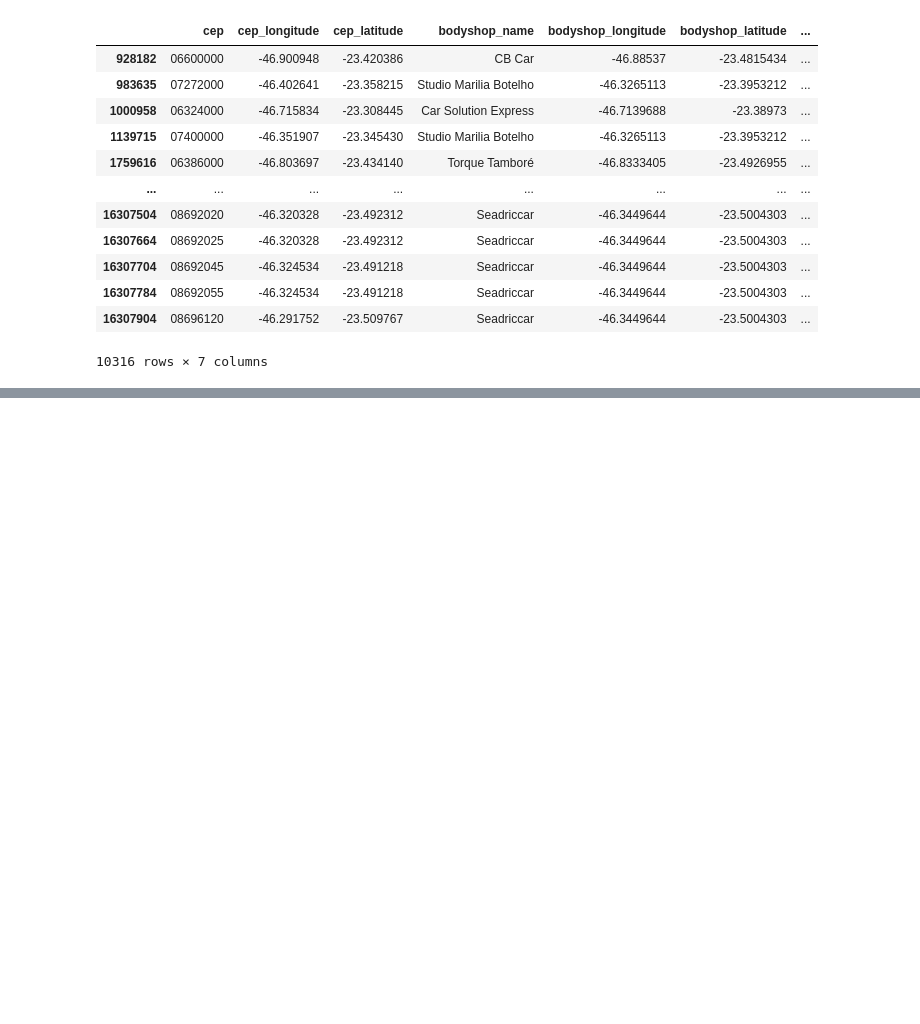
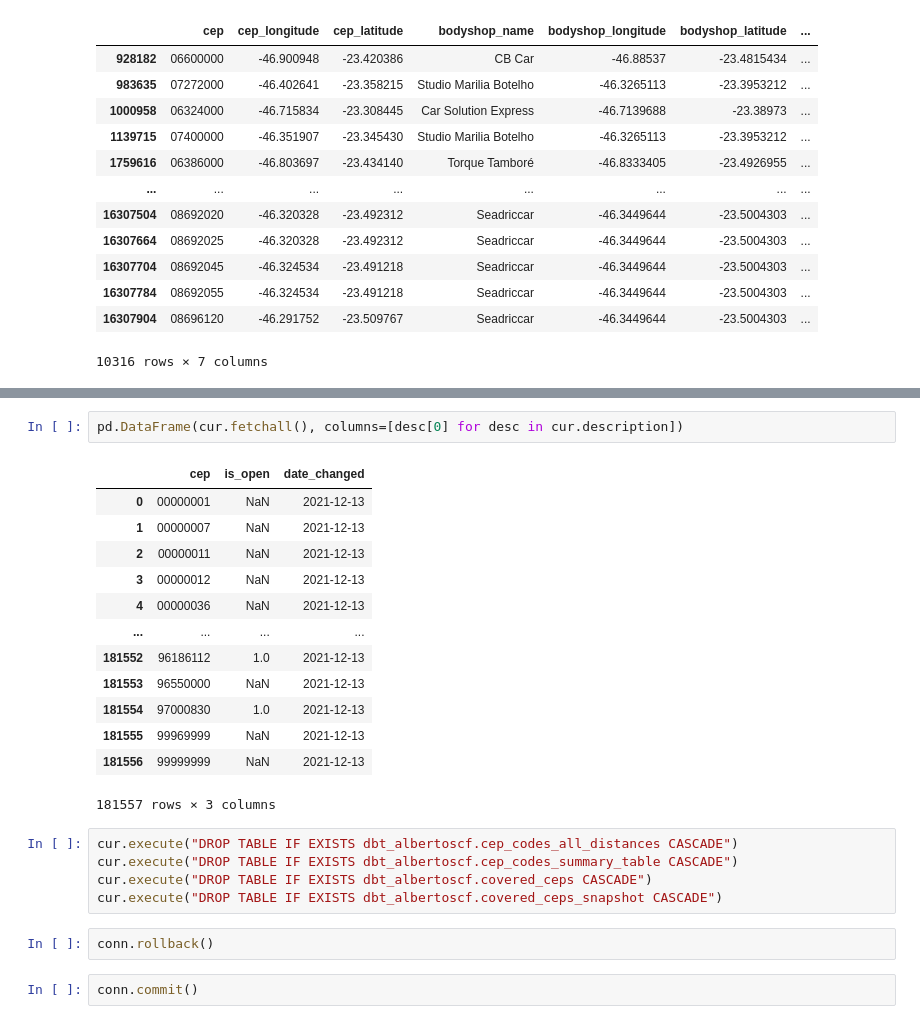
Before and after one commit to AlbertoSCF/location_data_analysis, a Jupyter notebook: 1-cep_codes_table_ETL.ipynb, the cells around one changed output, grey strips where cells are left out. Cells and saved outputs as stored; diff of their text form; blank space fills up the shorter version.

Commit message:
Adding contents on IBGE data

```diff
--- a/1-cep_codes_table.ipynb
+++ b/1-cep_codes_table_ETL.ipynb
@@ -181,0 +328,25 @@ ceps_in_range.head(10)
+# %%
+pd.DataFrame(cur.fetchall(), columns=[desc[0] for desc in cur.description])
+# %% [output]
+|  | cep | is_open | date_changed |
+| 0 | 00000001 | NaN | 2021-12-13 |
+| 1 | 00000007 | NaN | 2021-12-13 |
+| 2 | 00000011 | NaN | 2021-12-13 |
+| 3 | 00000012 | NaN | 2021-12-13 |
+| 4 | 00000036 | NaN | 2021-12-13 |
+| ... | ... | ... | ... |
+| 181552 | 96186112 | 1.0 | 2021-12-13 |
+| 181553 | 96550000 | NaN | 2021-12-13 |
+| 181554 | 97000830 | 1.0 | 2021-12-13 |
+| 181555 | 99969999 | NaN | 2021-12-13 |
+| 181556 | 99999999 | NaN | 2021-12-13 |
+181557 rows × 3 columns
+# %%
+cur.execute("DROP TABLE IF EXISTS dbt_albertoscf.cep_codes_all_distances CASCADE")
+cur.execute("DROP TABLE IF EXISTS dbt_albertoscf.cep_codes_summary_table CASCADE")
+cur.execute("DROP TABLE IF EXISTS dbt_albertoscf.covered_ceps CASCADE")
+cur.execute("DROP TABLE IF EXISTS dbt_albertoscf.covered_ceps_snapshot CASCADE")
+# %%
+conn.rollback()
+# %%
+conn.commit()
```
Also changed, not shown: parts of 24 cells of this notebook, 2 other files.
